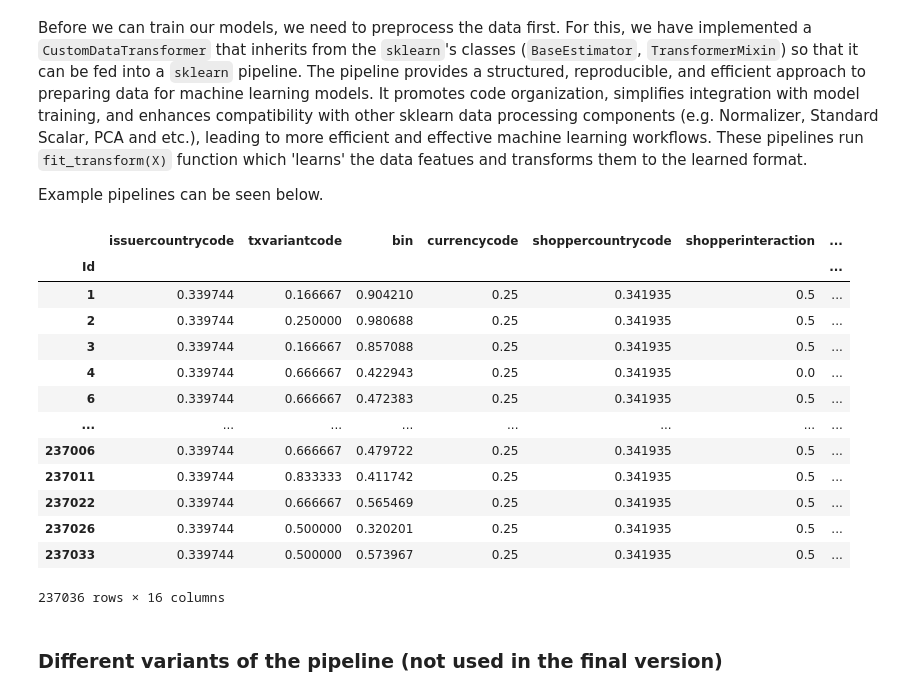
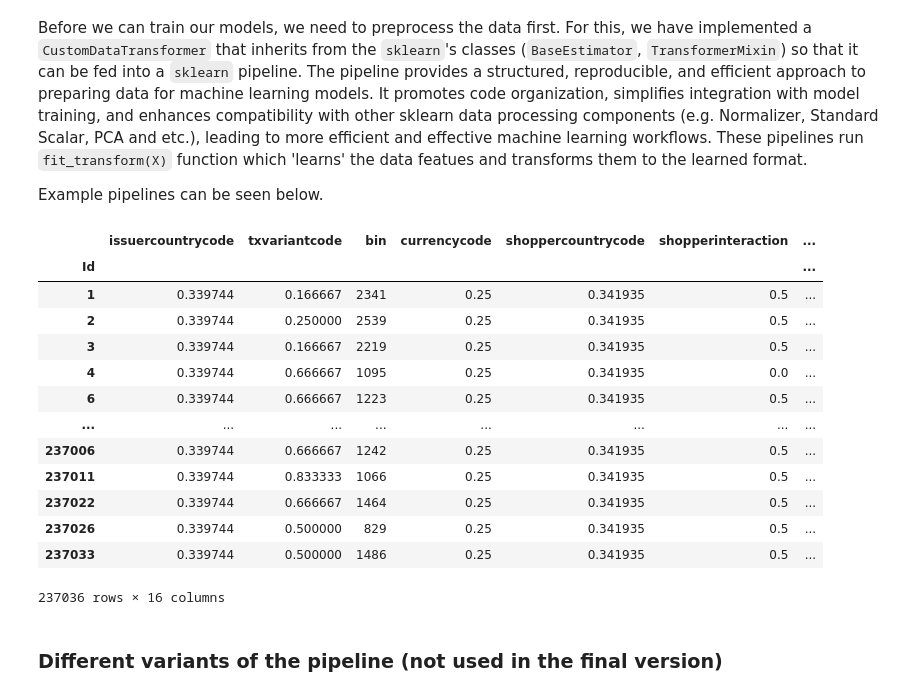
Before and after one commit to kbaran1998/CS4035-cyber-data, a Jupyter notebook: lab1/Lab1.ipynb, the cells around one changed output. Saved outputs shown, nothing was run; the diff lists cells and outputs as text; code cells hidden in the pictures.

```diff
--- a/lab1/Lab1.ipynb
+++ b/lab1/Lab1.ipynb
@@ -380,6 +631,8 @@ class CustomDataTransformer(BaseEstimator, TransformerMixin):
         df.loc[(df['accountcode'] == 'Sweden'),'accountcode'] = 'SE'
         df.loc[(df['accountcode'] == 'APAC'),'accountcode'] = 'APAC'
 
+        # Remove the last letter from the currency code (e.g. USD -> US)
+        df['currencycode'] = df['currencycode'].apply(lambda x: x[:-1])
 
         return df
 
@@ -451,17 +704,23 @@ class CustomDataTransformer(BaseEstimator, TransformerMixin):
         else:
             df['ip_id'] = self.ip_enc.transform(df.ip_id)
         # 3. Country code
-        if 'issuercountrycode' not in self.one_hot_columns:
-            df['issuercountrycode'] = self.country_code_enc.transform(df.issuercountrycode)
-        if 'shoppercountrycode' not in self.one_hot_columns:
-            df['shoppercountrycode'] = self.country_code_enc.transform(df.shoppercountrycode)
-
+        if self.drop_private_columns:
+            df.drop("issuercountrycode", axis=1, inplace=True)
+            df.drop("shoppercountrycode", axis=1, inplace=True)
+        else:
+            if 'shoppercountrycode' not in self.one_hot_columns:
+                df['shoppercountrycode'] = self.country_code_enc.transform(df.shoppercountrycode)
+            if 'issuercountrycode' not in self.one_hot_columns:
+                df['issuercountrycode'] = self.country_code_enc.transform(df.issuercountrycode
+)
         # 4. TX variant code
         if 'txvariantcode' not in self.one_hot_columns:
             df['txvariantcode'] = self.tx_variant_code_enc.transform(df.txvariantcode)
 
         # 5. Currency code
-        if 'currencycode' not in self.one_hot_columns:
+        if self.drop_private_columns:
+            df.drop("currencycode", axis=1, inplace=True)
+        elif 'currencycode' not in self.one_hot_columns:
             df['currencycode'] = self.currency_code_enc.transform(df.currencycode)
 
         # 6. Shopper Interaction
@@ -489,7 +748,6 @@ class CustomDataTransformer(BaseEstimator, TransformerMixin):
             df.drop("bin", axis=1, inplace=True)
         else:
             df['bin'] = self.bin_enc.transform(df.bin)
-        # df.drop("bin", axis=1, inplace=True)
 
         # Scale the data
         if self.scaler is not None and len(self.columns_to_scale) > 0:
@@ -509,47 +767,51 @@ class CustomDataTransformer(BaseEstimator, TransformerMixin):
         cols_to_encode = df[self.one_hot_columns]
         encoder = OneHotEncoder(sparse=False)
         encoded_cols = encoder.fit_transform(cols_to_encode)
-        encoded_cols_df = pd.DataFrame(
-            encoded_cols, columns=encoder.get_feature_names(self.one_hot_columns), index=df.index
-        )
-        df.drop(self.one_hot_columns, axis=1, inplace=True)
+
+        # Get the names of the new one-hot encoded columns
+        encoded_cols_names = encoder.get_feature_names_out(self.one_hot_columns)
+
+        encoded_cols_df = pd.DataFrame(encoded_cols, columns=encoded_cols_names)
+        df = df.drop(columns=self.one_hot_columns)
+
+        # Concatenate the original dataframe and the one-hot encoded columns
         df = pd.concat([df, encoded_cols_df], axis=1)
 
         return df
 # %%
 from sklearn.preprocessing import MinMaxScaler, StandardScaler
 # Regular pipeline
 pipeline = Pipeline([
     ('custom_transform', CustomDataTransformer(conv, feature_engineering_func=country_equal_feature_eng,
-                                               columns_to_scale=['issuercountrycode', 'txvariantcode', 'bin', 'currencycode',
+                                               columns_to_scale=['issuercountrycode', 'txvariantcode', 'currencycode',
        'shoppercountrycode', 'shopperinteraction',
        'cardverificationcodesupplied', 'cvcresponsecode', 'accountcode',
        'label', 'amount_eur', 'countries_equal', 'card_id', 'ip_id', 'mail_id'], scaler = MinMaxScaler())),  # apply the custom function
 ])
 # Fit and transform the data consisting of both the train and test sets
 pipeline = pipeline.fit(data_df)
 # fit the pipeline to your data and transform it
 transformed_data_df = pipeline.transform(data_df)
 transformed_train_data_df = transformed_data_df[transformed_data_df['is_train'] == 1].copy()
 transformed_train_data_df.drop(['is_train'], axis=1, inplace=True)
 transformed_test_data_df = transformed_data_df[transformed_data_df['is_train'] == 0].copy()
 transformed_test_data_df.drop(['is_train'], axis=1, inplace=True)
 transformed_test_data_df.drop(['label'], axis=1, inplace=True)
 transformed_data_df
 # %% [output]
 |  | issuercountrycode | txvariantcode | bin | currencycode | shoppercountrycode | shopperinteraction | ... |
 | Id |  |  |  |  |  |  | ... |
-| 1 | 0.339744 | 0.166667 | 0.904210 | 0.25 | 0.341935 | 0.5 | ... |
-| 2 | 0.339744 | 0.250000 | 0.980688 | 0.25 | 0.341935 | 0.5 | ... |
-| 3 | 0.339744 | 0.166667 | 0.857088 | 0.25 | 0.341935 | 0.5 | ... |
-| 4 | 0.339744 | 0.666667 | 0.422943 | 0.25 | 0.341935 | 0.0 | ... |
-| 6 | 0.339744 | 0.666667 | 0.472383 | 0.25 | 0.341935 | 0.5 | ... |
+| 1 | 0.339744 | 0.166667 | 2341 | 0.25 | 0.341935 | 0.5 | ... |
+| 2 | 0.339744 | 0.250000 | 2539 | 0.25 | 0.341935 | 0.5 | ... |
+| 3 | 0.339744 | 0.166667 | 2219 | 0.25 | 0.341935 | 0.5 | ... |
+| 4 | 0.339744 | 0.666667 | 1095 | 0.25 | 0.341935 | 0.0 | ... |
+| 6 | 0.339744 | 0.666667 | 1223 | 0.25 | 0.341935 | 0.5 | ... |
 | ... | ... | ... | ... | ... | ... | ... | ... |
-| 237006 | 0.339744 | 0.666667 | 0.479722 | 0.25 | 0.341935 | 0.5 | ... |
-| 237011 | 0.339744 | 0.833333 | 0.411742 | 0.25 | 0.341935 | 0.5 | ... |
-| 237022 | 0.339744 | 0.666667 | 0.565469 | 0.25 | 0.341935 | 0.5 | ... |
-| 237026 | 0.339744 | 0.500000 | 0.320201 | 0.25 | 0.341935 | 0.5 | ... |
-| 237033 | 0.339744 | 0.500000 | 0.573967 | 0.25 | 0.341935 | 0.5 | ... |
+| 237006 | 0.339744 | 0.666667 | 1242 | 0.25 | 0.341935 | 0.5 | ... |
+| 237011 | 0.339744 | 0.833333 | 1066 | 0.25 | 0.341935 | 0.5 | ... |
+| 237022 | 0.339744 | 0.666667 | 1464 | 0.25 | 0.341935 | 0.5 | ... |
+| 237026 | 0.339744 | 0.500000 | 829 | 0.25 | 0.341935 | 0.5 | ... |
+| 237033 | 0.339744 | 0.500000 | 1486 | 0.25 | 0.341935 | 0.5 | ... |
 237036 rows × 16 columns
 # %% [markdown]
 ### Different variants of the pipeline (not used in the final version)
```
Also changed, not shown: parts of 29 cells of this notebook.
